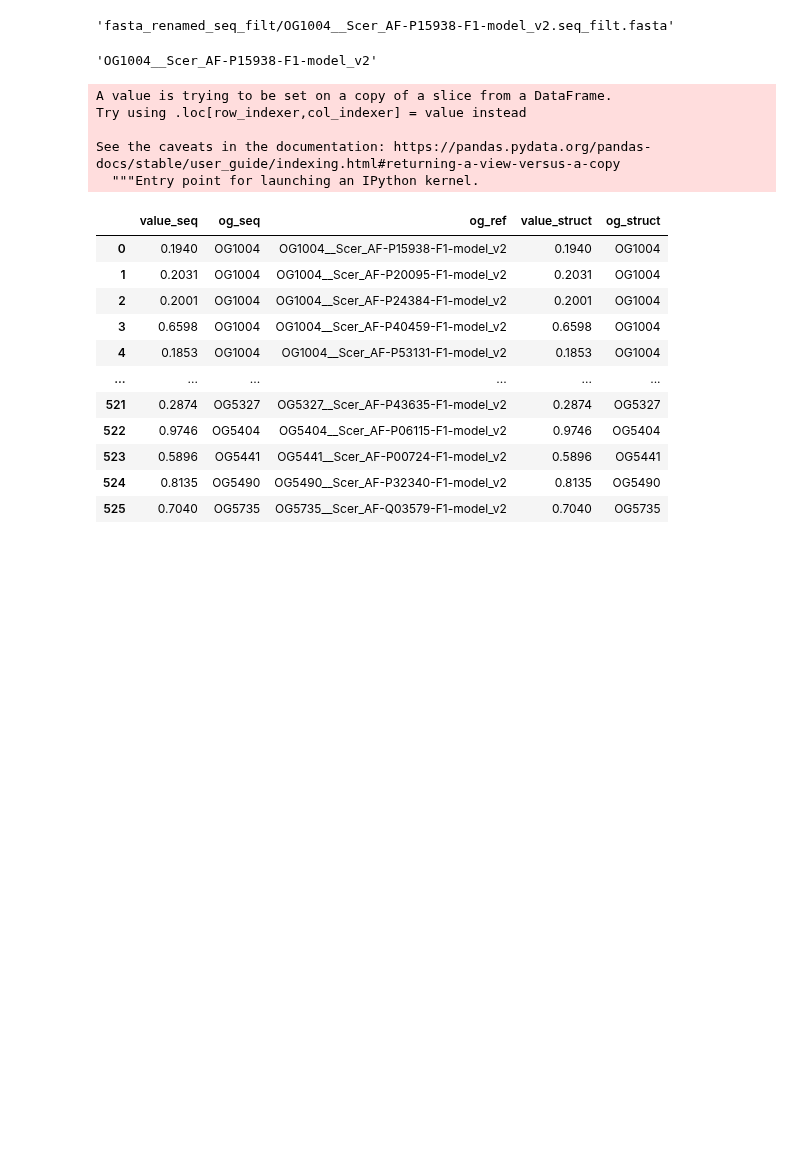
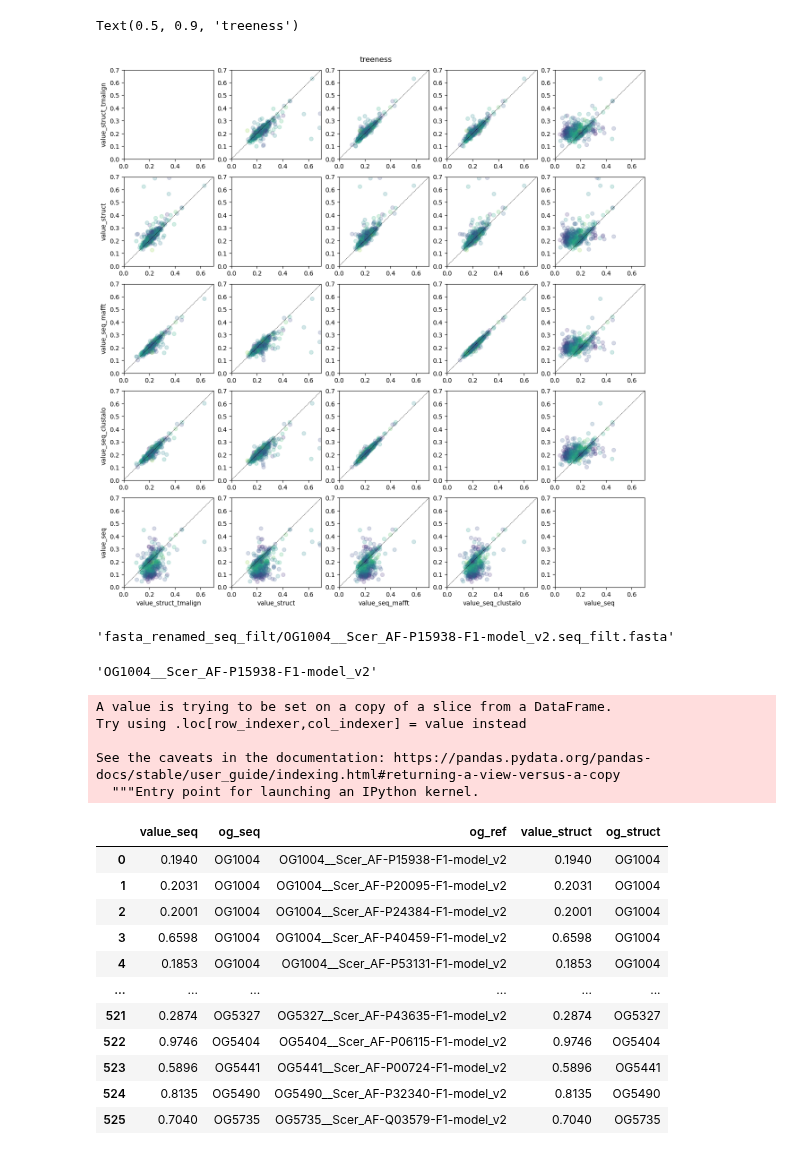
Before and after one commit to heineike02/diverse_yeast, a Jupyter notebook: 20230314_struct_seq_alignment_comparisons.ipynb, the cells around one changed output. Saved outputs shown, nothing was run; the diff lists cells and outputs as text; code cells hidden in the pictures; blank space fills up the shorter version.

```diff
--- a/20230314_struct_seq_alignment_comparisons.ipynb
+++ b/20230314_struct_seq_alignment_comparisons.ipynb
@@ -71,3 +195,39 @@ plt.colorbar(data_plt, cax=ax, label='Conservation')
+# %%
+# fig = plt.figure(figsize=(12, 5))
+# gs = gridspec.GridSpec(1, 3, width_ratios=[5,5,1])
+aln_list = ['value_struct_tmalign','value_struct','value_seq_mafft','value_seq_clustalo','value_seq']
+metric = 'treeness'
+data_to_plot = aln_comparisons_dict[metric]
+
+fig,axarr = plt.subplots(len(aln_list),len(aln_list), figsize = (15,15))
+
+ranges = {'saturation': [-0.1,1.1],
+          'treeness': [0,0.7]}
+
+vmin = min(scores_mapped_subset['Mean(Conservation Rate) [ALL]'])
+vmax = max(scores_mapped_subset['Mean(Conservation Rate) [ALL]'])
+
+for jj, aln_x in enumerate(aln_list):
+    for kk, aln_y in enumerate(aln_list):
+        ax = axarr[kk][jj]
+        ax.set_xlim(ranges[metric])
+        ax.set_ylim(ranges[metric])
+        if jj==0:
+            ax.set_ylabel(aln_y)
+        if kk==(len(aln_list)-1):
+            ax.set_xlabel(aln_x)
+        if jj!=kk:
+
+            data_plt = ax.scatter(data_to_plot[aln_x], data_to_plot[aln_y], alpha = 0.2, c = data_to_plot['Mean(Conservation Rate) [ALL]'], cmap = 'viridis_r', vmin = vmin, vmax = vmax)
+            ax.plot(ranges[metric],ranges[metric],color='k',linestyle = '--', linewidth = 0.5)
+
+
+plt.suptitle(metric, y=0.9)
+# ax = plt.subplot(gs[2])
+# plt.colorbar(data_plt, cax=ax, label='Conservation')
+# %% [output]
+Text(0.5, 0.9, 'treeness')
+[figure, added]
 # %%
 list(aln_comp_metric_full['og_ref_full'])[0]
 # %% [output]
```
Also changed, not shown: parts of 12 cells of this notebook, 7 other files.
